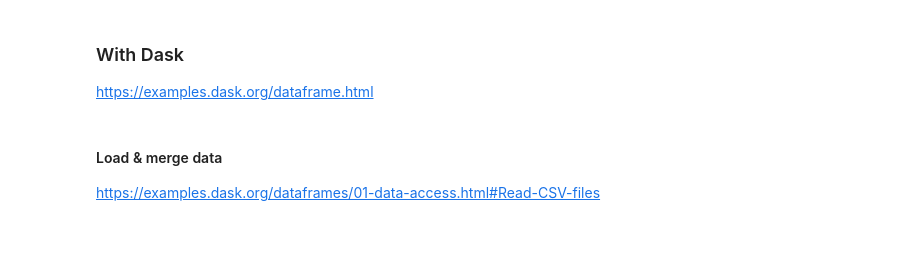
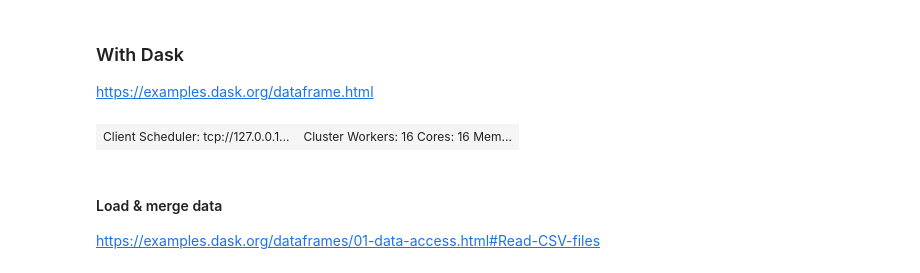
Before and after one commit to bloominstituteoftechnology/DS-Unit-3-Sprint-3-Big-Data, a Jupyter notebook: module1-aws-sagemaker/LS_DS_331_AWS_SageMaker.ipynb, the cells around one changed output. Drawn from its saved outputs; the diff is of its cells as text; code cells hidden in the pictures; blank space fills up the shorter version.

```diff
--- a/module1-aws-sagemaker/LS_DS_331_AWS_SageMaker.ipynb
+++ b/module1-aws-sagemaker/LS_DS_331_AWS_SageMaker.ipynb
@@ -112,3 +281,14 @@ from dask.distributed import Client
+# %%
+# Numba does not work with dataframes, but Dask does !!!!
+# Use Dask Dataframe instead of Pandas Dataframe.
+
+import dask.dataframe as dd
+from dask.distributed import Client
+
+client = Client(n_workers=16)
+client
+# %% [output]
+| Client Scheduler: tcp://127.0.0.1... | Cluster Workers: 16 Cores: 16 Mem... |
 # %% [markdown]
 #### Load & merge data
 https://examples.dask.org/dataframes/01-data-access.html#Read-CSV-files
```
Also changed, not shown: parts of 30 cells of this notebook, 1 other file.
